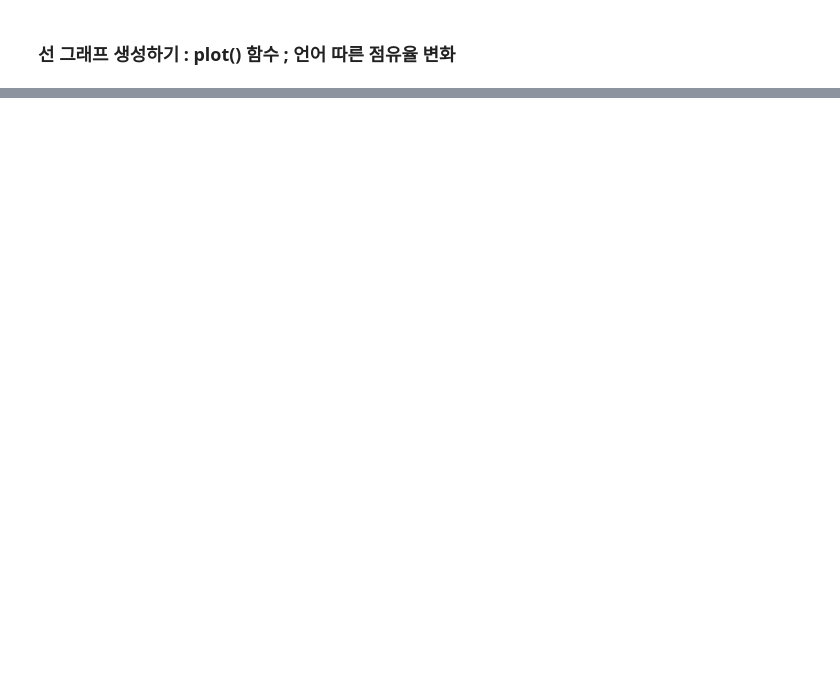
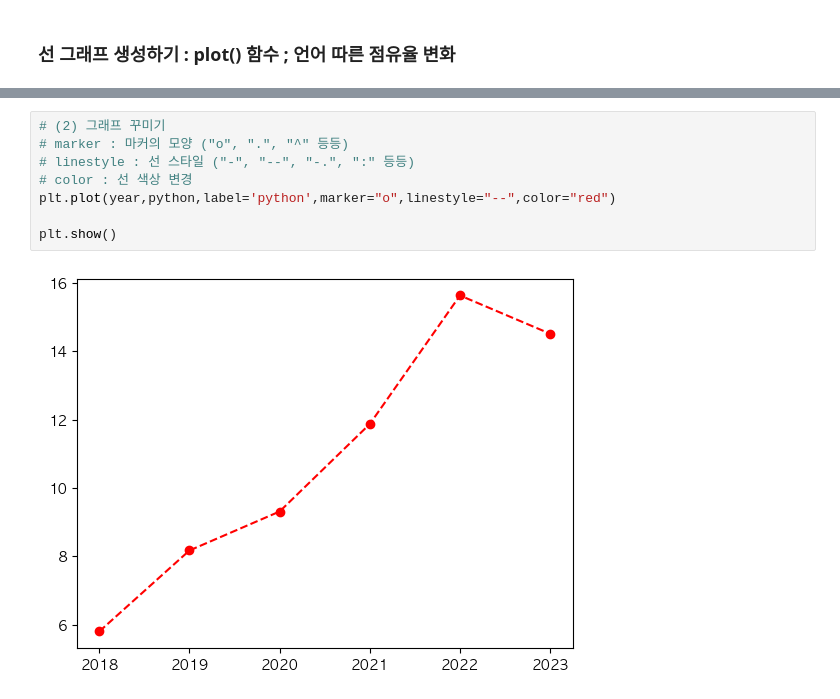
Before and after one commit to Jayyxy/data_analysis, a Jupyter notebook: 20251119/Data_Visualization.ipynb, the cells around one changed output, grey strips where cells are left out. Cells and saved outputs as stored; diff of their text form; blank space fills up the shorter version.

```diff
--- a/20251119/Data_Visualization.ipynb
+++ b/20251119/Data_Visualization.ipynb
@@ -107,0 +147,10 @@ ax2.set_ylabel('점유율')
+# %%
+# (2) 그래프 꾸미기
+# marker : 마커의 모양 ("o", ".", "^" 등등)
+# linestyle : 선 스타일 ("-", "--", "-.", ":" 등등)
+# color : 선 색상 변경
+plt.plot(year,python,label='python',marker="o",linestyle="--",color="red")
+
+plt.show()
+# %% [output]
+[figure, added]
```
Also changed, not shown: parts of 13 cells of this notebook, 2 other files.
